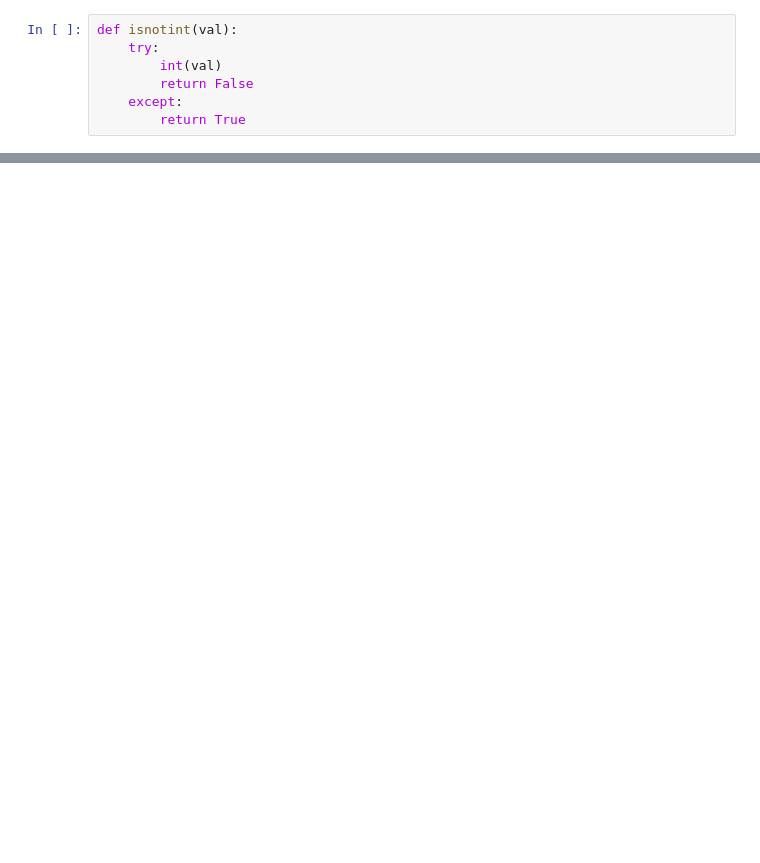
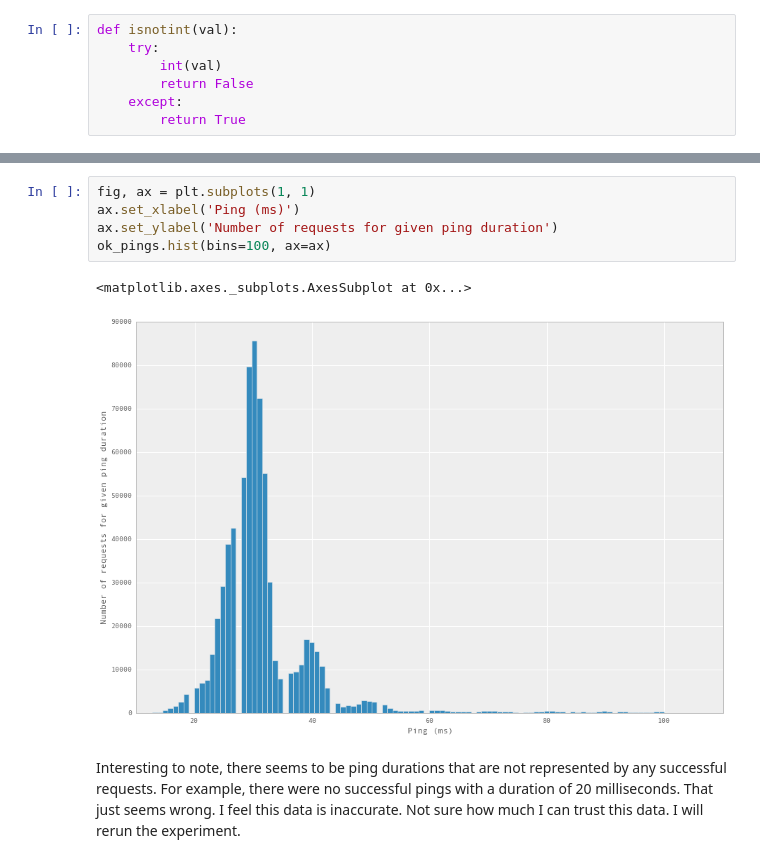
Before and after one commit to logston/IPython-Notebooks, a Jupyter notebook: ping-test/ping-test.ipynb, the cells around one changed output, grey strips where cells are left out. Cells and saved outputs as stored; diff of their text form; blank space fills up the shorter version.

```diff
--- a/ping-test/ping-test.ipynb
+++ b/ping-test/ping-test.ipynb
@@ -50,0 +108,10 @@ frame.plot()
+# %%
+fig, ax = plt.subplots(1, 1)
+ax.set_xlabel('Ping (ms)')
+ax.set_ylabel('Number of requests for given ping duration')
+ok_pings.hist(bins=100, ax=ax)
+# %% [output]
+<matplotlib.axes._subplots.AxesSubplot at 0x...>
+[figure, added]
+# %% [markdown]
+Interesting to note, there seems to be ping durations that are not represented by any successful requests. For example, there were no successful pings with a duration of 20 milliseconds. That just seems wrong. I feel this data is inaccurate. Not sure how much I can trust this data. I will rerun the experiment.
```
Also changed, not shown: parts of 23 cells of this notebook.
